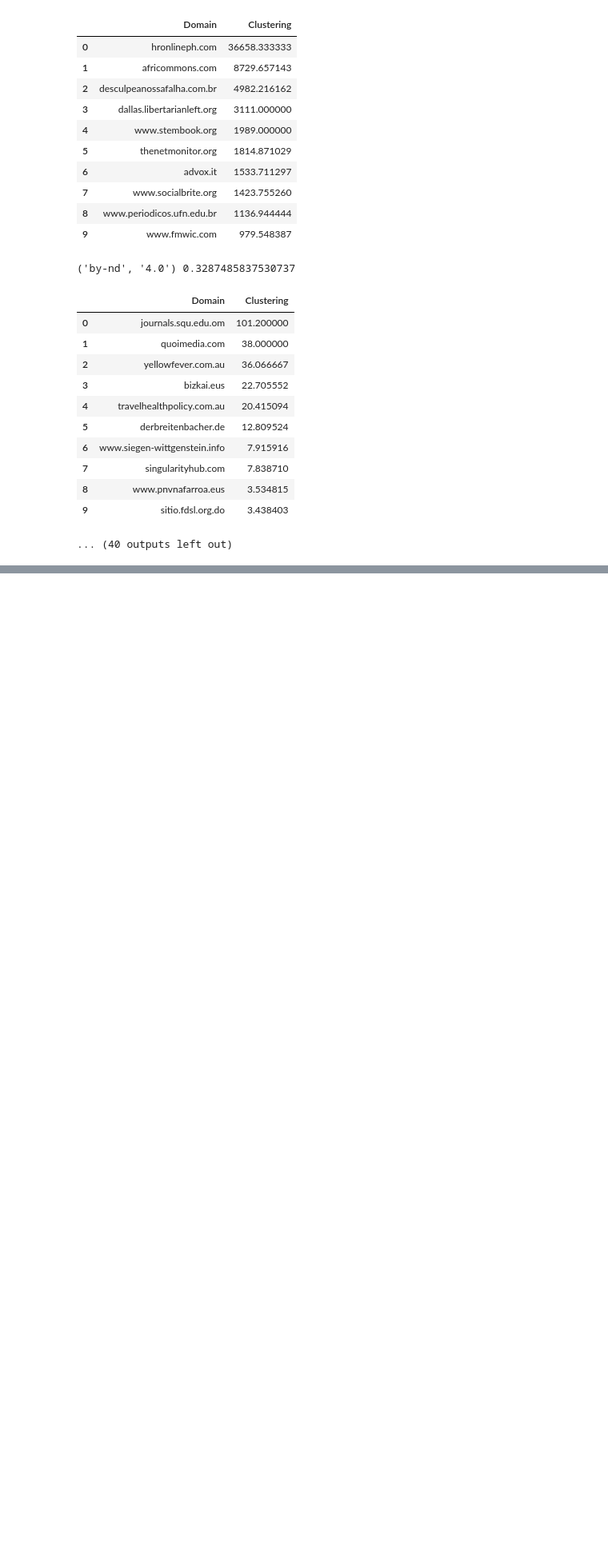
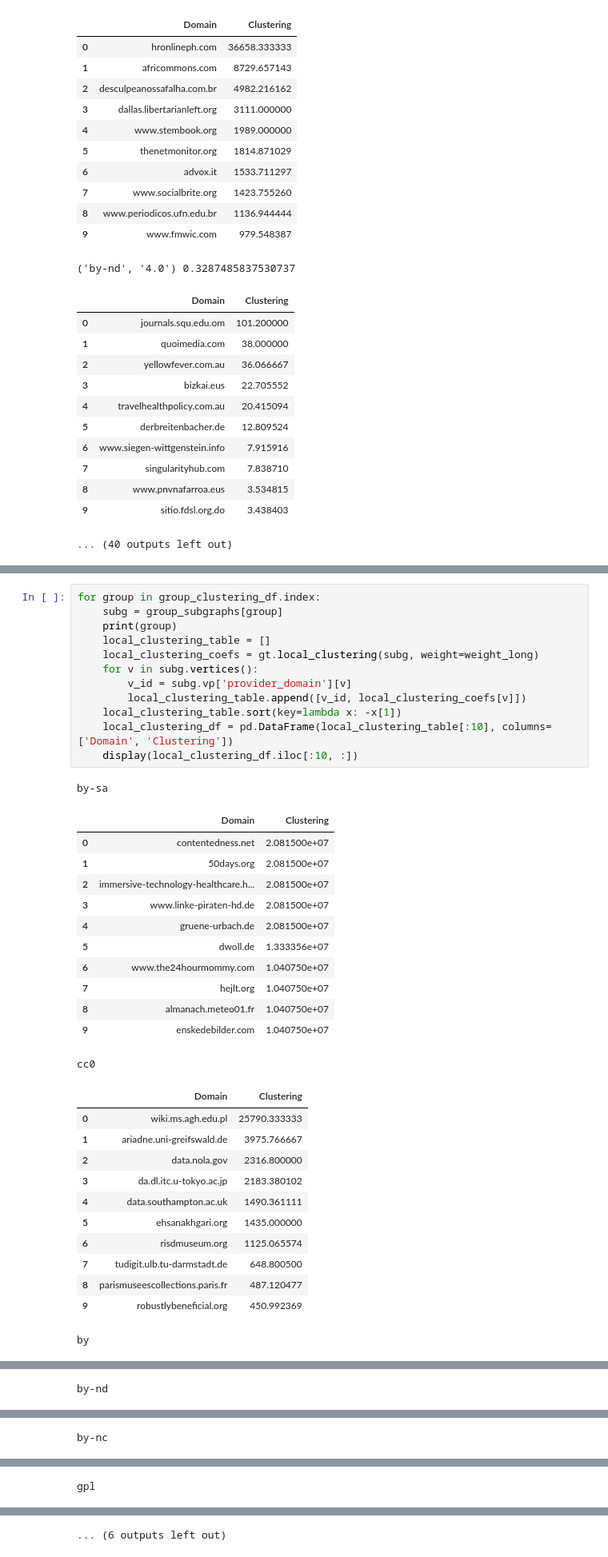
Before and after one commit to creativecommons/data-science-playground, a Jupyter notebook: linked_commons_graph_analysis/clustering.ipynb, the cells around one changed output, grey strips where cells are left out. Shown at 80% size. Saved outputs shown, nothing was run; the diff lists cells and outputs as text; blank space fills up the shorter version.

```diff
--- a/linked_commons_graph_analysis/clustering.ipynb
+++ b/linked_commons_graph_analysis/clustering.ipynb
@@ -158,0 +210,38 @@ for license in global_clustering_df.index:
+# %%
+for group in group_clustering_df.index:
+    subg = group_subgraphs[group]
+    print(group)
+    local_clustering_table = []
+    local_clustering_coefs = gt.local_clustering(subg, weight=weight_long)
+    for v in subg.vertices():
+        v_id = subg.vp['provider_domain'][v]
+        local_clustering_table.append([v_id, local_clustering_coefs[v]])
+    local_clustering_table.sort(key=lambda x: -x[1])
+    local_clustering_df = pd.DataFrame(local_clustering_table[:10], columns=['Domain', 'Clustering'])
+    display(local_clustering_df.iloc[:10, :])
+# %% [output]
+by-sa
+|  | Domain | Clustering |
+| 0 | contentedness.net | 2.081500e+07 |
+| 1 | 50days.org | 2.081500e+07 |
+| 2 | immersive-technology-healthcare.h... | 2.081500e+07 |
+| 3 | www.linke-piraten-hd.de | 2.081500e+07 |
+| 4 | gruene-urbach.de | 2.081500e+07 |
+| 5 | dwoll.de | 1.333356e+07 |
+| 6 | www.the24hourmommy.com | 1.040750e+07 |
+| 7 | hejlt.org | 1.040750e+07 |
+| 8 | almanach.meteo01.fr | 1.040750e+07 |
+| 9 | enskedebilder.com | 1.040750e+07 |
+cc0
+|  | Domain | Clustering |
+| 0 | wiki.ms.agh.edu.pl | 25790.333333 |
+| 1 | ariadne.uni-greifswald.de | 3975.766667 |
+| 2 | data.nola.gov | 2316.800000 |
+| 3 | da.dl.itc.u-tokyo.ac.jp | 2183.380102 |
+| 4 | data.southampton.ac.uk | 1490.361111 |
+| 5 | ehsanakhgari.org | 1435.000000 |
+| 6 | risdmuseum.org | 1125.065574 |
+| 7 | tudigit.ulb.tu-darmstadt.de | 648.800500 |
+| 8 | parismuseescollections.paris.fr | 487.120477 |
+| 9 | robustlybeneficial.org | 450.992369 |
+by
@@ -158,0 +259 @@ for license in global_clustering_df.index:
+by-nd
@@ -158,0 +271 @@ for license in global_clustering_df.index:
+by-nc
@@ -158,0 +283 @@ for license in global_clustering_df.index:
+gpl
@@ -158,0 +295 @@ for license in global_clustering_df.index:
+... (6 outputs left out)
```
Also changed, not shown: parts of 5 cells of this notebook.
